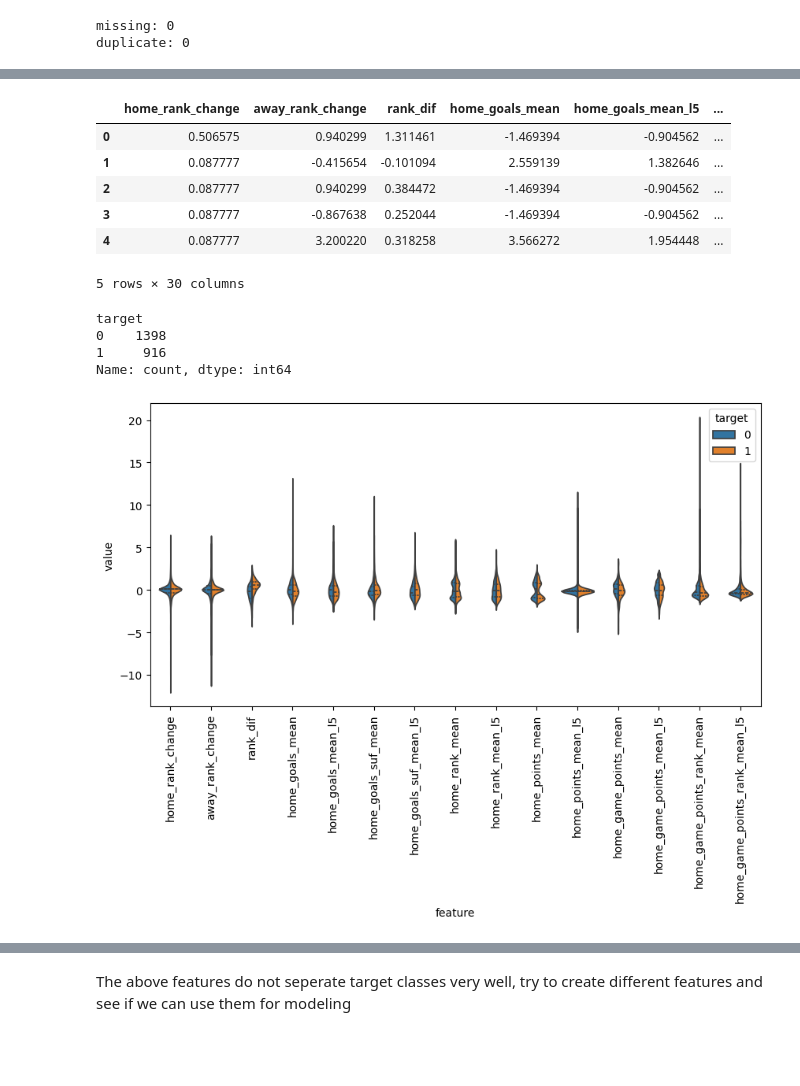
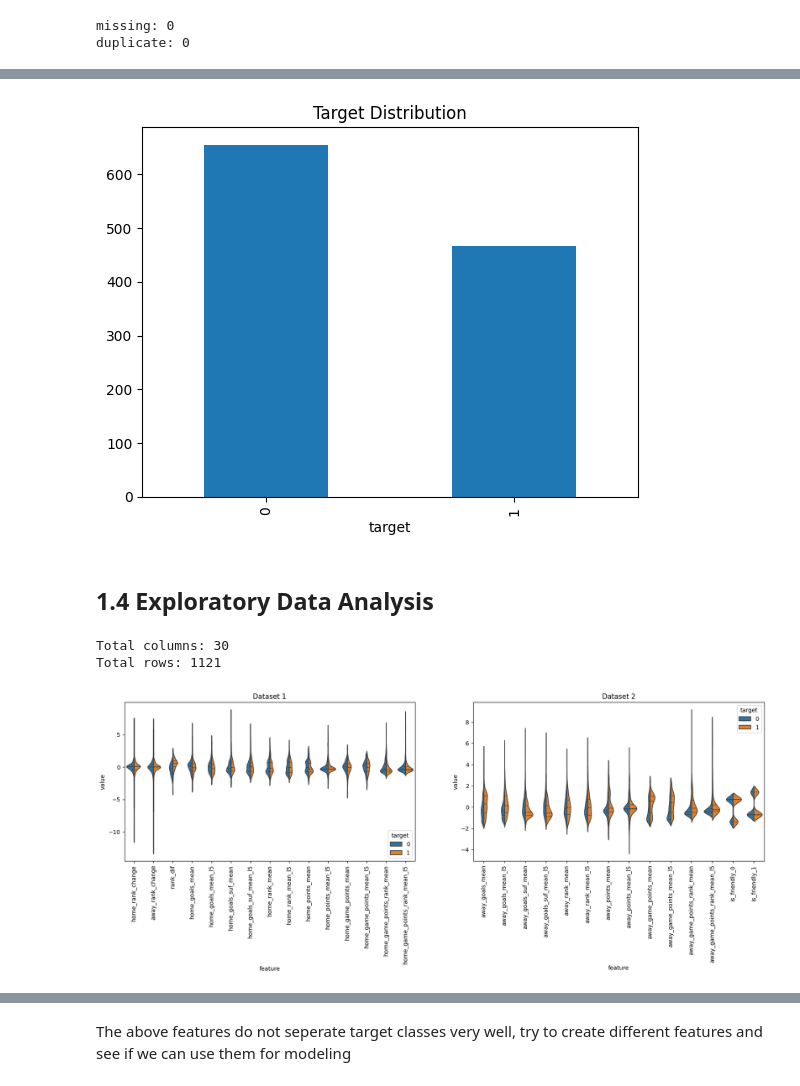
Before and after one commit to aimeele97/2026worldcup_match_outcome_prediction, a Jupyter notebook: fifa_prediction.ipynb, the cells around one changed output, grey strips where cells are left out. Cells and saved outputs as stored; diff of their text form; code cells hidden in the pictures; blank space fills up the shorter version.

```diff
--- a/fifa_prediction.ipynb
+++ b/fifa_prediction.ipynb
@@ -355,7 +312,7 @@ final_df = final_df[final_df['home_team'].isin(team_2026_list)].reset_index(drop
 # remove 2026 world cup matches data
 world_cup_2026_df = final_df[final_df['date'] >= pd.to_datetime('2026-06-11')].reset_index(drop=True)
 final_df = final_df[final_df['date'] < pd.to_datetime('2026-06-11')].reset_index(drop=True)
-final_df = final_df[final_df['date'] >= pd.to_datetime('2018-06-11')].reset_index(drop=True)
+final_df = final_df[final_df['date'] >= pd.to_datetime('2022-06-11')].reset_index(drop=True)
 # %% [output]
 Index(['date', 'home_team', 'away_team', 'home_score', 'away_score',
        'tournament', 'city', 'country', 'neutral', 'home_rank',
@@ -538,3 +455,17 @@ dtype: int64
 # %%
 # drop null values rows
 agg_df = agg_df.dropna().reset_index(drop=True)
+
+# assign draw games as a lose of the home team and will create a binary problem
+agg_df['target'] = agg_df['result'].apply(lambda x: 1 if x == 2 else x)
+
+scaled_df = agg_df[list(agg_df.columns[6:].values)]
+scaled_df.drop(columns = ['away_rank', 'result', 'target'], inplace=True)
+feature_cols = scaled_df.columns
+scaled_df[feature_cols] = scaled_df[feature_cols].astype('float64')
+
+st = StandardScaler()
+scaled = st.fit_transform(scaled_df)
+scaled_df = pd.DataFrame(scaled, columns=feature_cols)
+scaled_df = pd.concat([scaled_df, agg_df['target']], axis=1)
+scaled_df.head()
@@ -544,20 +480,13 @@ agg_df['target'] = agg_df['result'].apply(lambda x: 1 if x == 2 else x)
-# %%
-from sklearn.preprocessing import StandardScaler
-
-scaled_df = agg_df[list(agg_df.columns[6:].values)].drop(columns = ['away_rank', 'result', 'target'])
-feature_cols = scaled_df.columns
-scaled_df[feature_cols] = scaled_df[feature_cols].astype('float64')
-st = StandardScaler()
-scaled = st.fit_transform(scaled_df)
-scaled_df = pd.DataFrame(scaled, columns=feature_cols)
-scaled_df = pd.concat([scaled_df, agg_df['target']], axis=1)
-scaled_df.head()
-# %% [output]
-|  | home_rank_change | away_rank_change | rank_dif | home_goals_mean | home_goals_mean_l5 | ... |
-| 0 | 0.506575 | 0.940299 | 1.311461 | -1.469394 | -0.904562 | ... |
-| 1 | 0.087777 | -0.415654 | -0.101094 | 2.559139 | 1.382646 | ... |
-| 2 | 0.087777 | 0.940299 | 0.384472 | -1.469394 | -0.904562 | ... |
-| 3 | 0.087777 | -0.867638 | 0.252044 | -1.469394 | -0.904562 | ... |
-| 4 | 0.087777 | 3.200220 | 0.318258 | 3.566272 | 1.954448 | ... |
-5 rows × 30 columns
+# %%
+scaled_df['target'].value_counts().plot(kind = 'bar', title = 'Target Distribution');
+# %% [output]
+[figure, added]
+# %% [markdown]
+## 1.4 Exploratory Data Analysis
+# %%
+print('Total columns:', scaled_df.shape[1])
+print('Total rows:', scaled_df.shape[0])
+# %% [output]
+Total columns: 30
+Total rows: 1121
 # %%
@@ -564,17 +496,15 @@ scaled_df.head()
 half_cols = int(np.floor(len(scaled_df.columns)/2))
 melted_df1 = pd.melt(scaled_df.iloc[:, :half_cols].join(agg_df['target']), id_vars=['target'], var_name='feature', value_name='value')
 melted_df2 = pd.melt(scaled_df.iloc[:, half_cols:], id_vars=['target'], var_name='feature', value_name='value')
-# %%
-melted_df1[melted_df1['feature'] =='home_rank_change']['target'].value_counts()
-# %% [output]
-target
-0    1398
-1     916
-Name: count, dtype: int64
 # %%
-plt.figure(figsize=(10,5))
-sns.violinplot(x="feature", y="value", hue="target", data=melted_df1, split=True, inner="quart")
-plt.xticks(rotation=90)
-plt.show()
+fig, axes = plt.subplots(1, 2, figsize=(20, 5))
+
+sns.violinplot(x="feature", y="value", hue="target", data=melted_df1, split=True, inner="quart", ax=axes[0])
+axes[0].set_title("Dataset 1")
+axes[0].tick_params(axis="x", rotation=90)
+
+sns.violinplot(x="feature", y="value", hue="target", data=melted_df2, split=True, inner="quart", ax=axes[1])
+axes[1].set_title("Dataset 2")
+axes[1].tick_params(axis="x", rotation=90)
 # %% [output]
-[figure, old version]
+[figure, new version]
```
Also changed, not shown: parts of 105 cells of this notebook, 4 other files.
